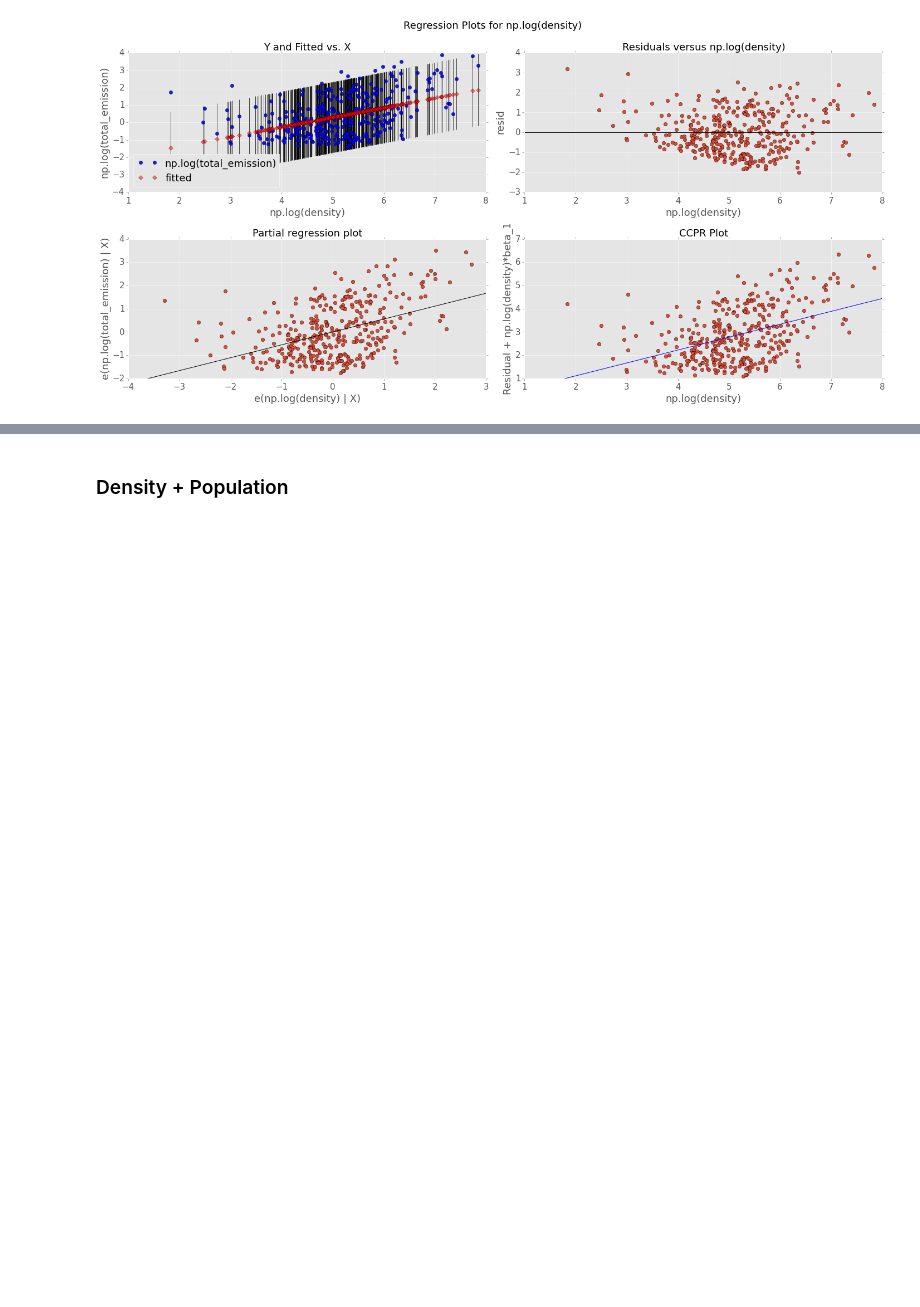
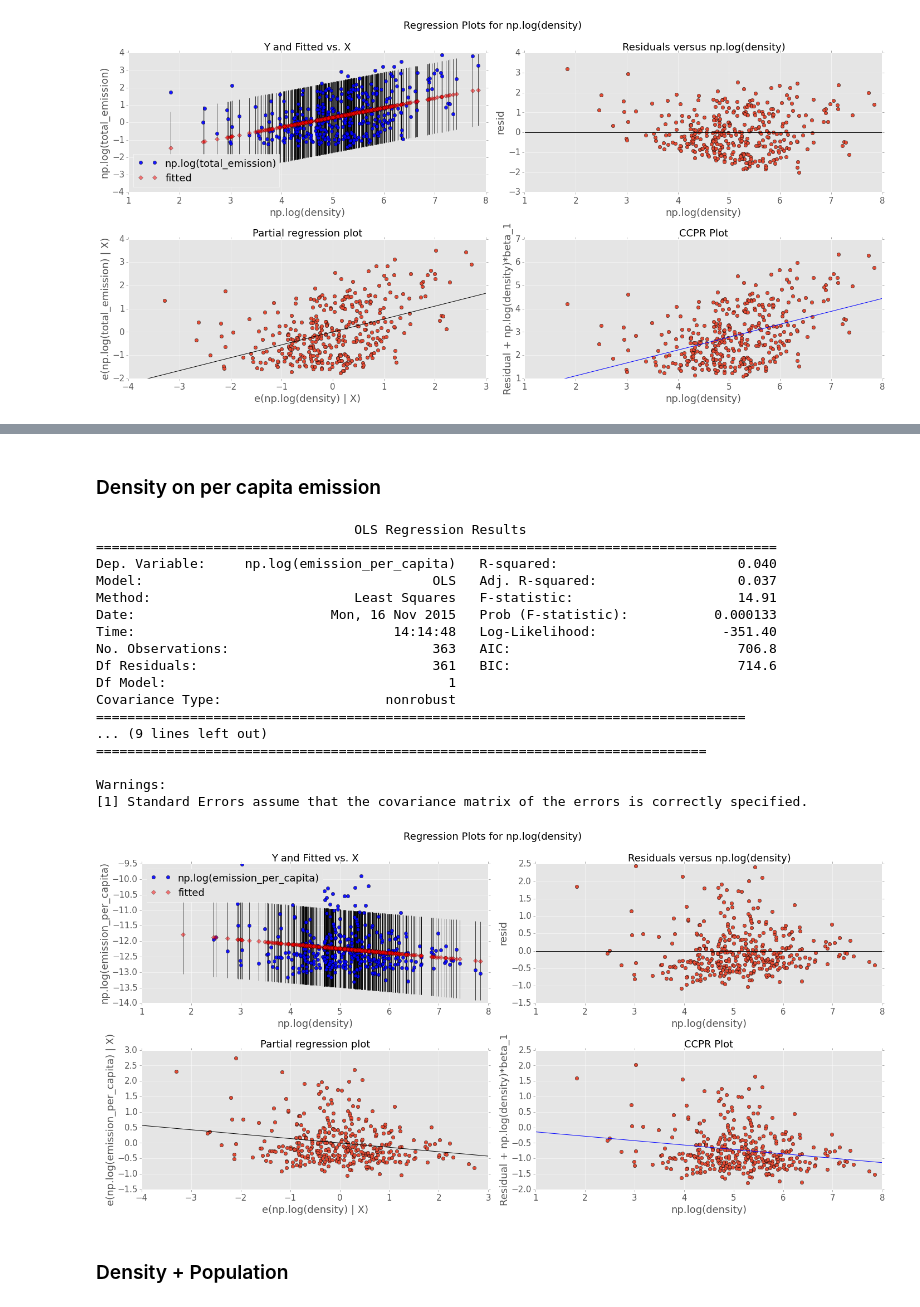
Before and after one commit to Diegosmiles/CUSP, a Jupyter notebook: Civic_Emission_Density.ipynb, the cells around one changed output, grey strips where cells are left out. Cells and saved outputs as stored; diff of their text form; code cells hidden in the pictures; blank space fills up the shorter version.

```diff
--- a/Civic_Emission_Density.ipynb
+++ b/Civic_Emission_Density.ipynb
@@ -209,6 +217,32 @@ Covariance Type:                nonrobust
 
 Warnings:
 [1] Standard Errors assume that the covariance matrix of the errors is correctly specified.
+# %% [markdown]
+### Density on per capita emission
+# %%
+model = smf.ols(formula ='np.log(emission_per_capita) ~ np.log(density)', data=data, missing='drop').fit()
+fig = plt.figure(figsize=(20,10))
+fig = plot_regress_exog(model, 'np.log(density)', fig=fig)
+print model.summary()
+# %% [output]
+                                 OLS Regression Results
+=======================================================================================
+Dep. Variable:     np.log(emission_per_capita)   R-squared:                       0.040
+Model:                                     OLS   Adj. R-squared:                  0.037
+Method:                          Least Squares   F-statistic:                     14.91
+Date:                         Mon, 16 Nov 2015   Prob (F-statistic):           0.000133
+Time:                                 14:14:48   Log-Likelihood:                -351.40
+No. Observations:                          363   AIC:                             706.8
+Df Residuals:                              361   BIC:                             714.6
+Df Model:                                    1
+Covariance Type:                     nonrobust
+===================================================================================
+... (9 lines left out)
+==============================================================================
+
+Warnings:
+[1] Standard Errors assume that the covariance matrix of the errors is correctly specified.
+[figure, added]
 # %% [markdown]
 ### Density + Population
 # %%
```
Also changed, not shown: parts of 18 cells of this notebook.
